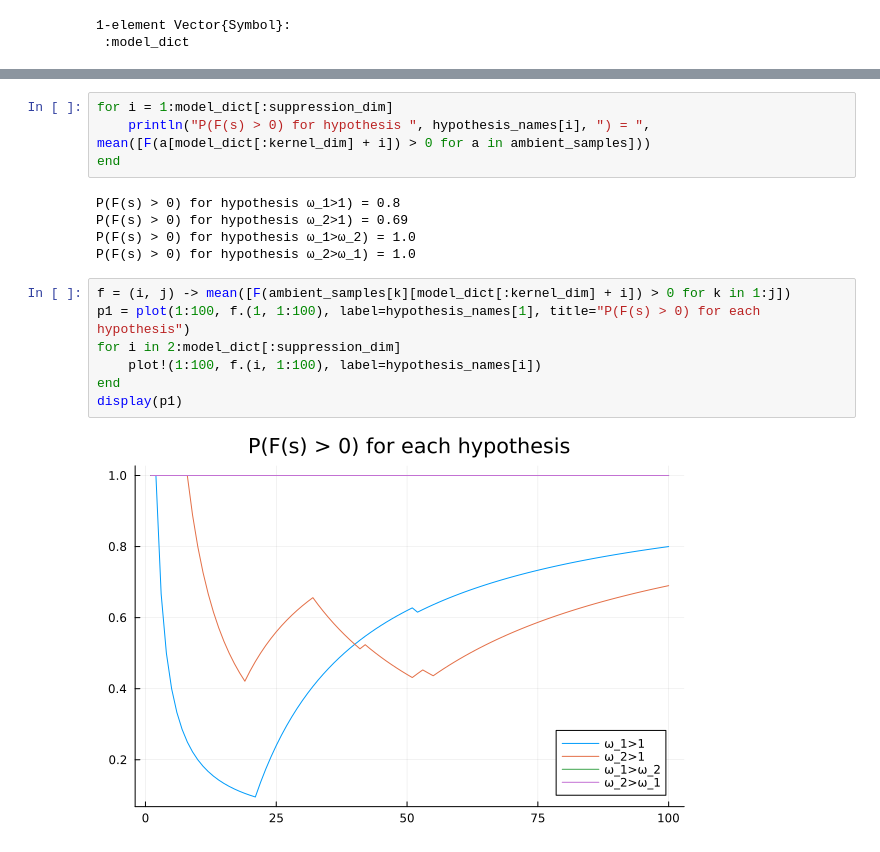
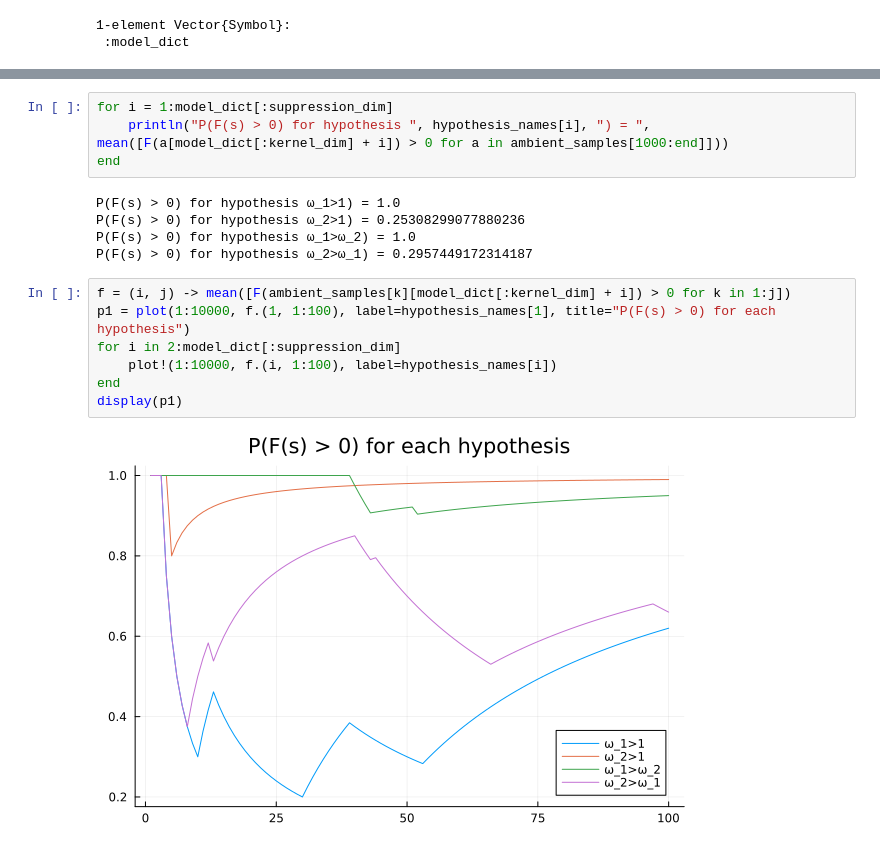
Before and after one commit to tofsi/CodonMolecularEvolution.jl, a Jupyter notebook: faffing_about/faffing_about.ipynb, the cells around one changed output, grey strips where cells are left out. Cells and saved outputs as stored; diff of their text form.

```diff
--- a/faffing_about/faffing_about.ipynb
+++ b/faffing_about/faffing_about.ipynb
@@ -67,21 +92,21 @@ plot(p1, p2, p3, layout = @layout([a{0.2h}; b; c{0.2h}]), size =(800, 1.6 * 800)
 # %%
 for i = 1:model_dict[:suppression_dim]
-    println("P(F(s) > 0) for hypothesis ", hypothesis_names[i], ") = ", mean([F(a[model_dict[:kernel_dim] + i]) > 0 for a in ambient_samples]))
+    println("P(F(s) > 0) for hypothesis ", hypothesis_names[i], ") = ", mean([F(a[model_dict[:kernel_dim] + i]) > 0 for a in ambient_samples[1000:end]]))
 end
 # %% [output]
-P(F(s) > 0) for hypothesis ω_1>1) = 0.8
-P(F(s) > 0) for hypothesis ω_2>1) = 0.69
+P(F(s) > 0) for hypothesis ω_1>1) = 1.0
+P(F(s) > 0) for hypothesis ω_2>1) = 0.25308299077880236
 P(F(s) > 0) for hypothesis ω_1>ω_2) = 1.0
-P(F(s) > 0) for hypothesis ω_2>ω_1) = 1.0
+P(F(s) > 0) for hypothesis ω_2>ω_1) = 0.2957449172314187
 # %%
 f = (i, j) -> mean([F(ambient_samples[k][model_dict[:kernel_dim] + i]) > 0 for k in 1:j])
-p1 = plot(1:100, f.(1, 1:100), label=hypothesis_names[1], title="P(F(s) > 0) for each hypothesis")
+p1 = plot(1:10000, f.(1, 1:100), label=hypothesis_names[1], title="P(F(s) > 0) for each hypothesis")
 for i in 2:model_dict[:suppression_dim]
-    plot!(1:100, f.(i, 1:100), label=hypothesis_names[i])
+    plot!(1:10000, f.(i, 1:100), label=hypothesis_names[i])
 end
 display(p1)
 # %% [output]
-[figure, old version]
+[figure, new version]
 # %%
 autocorplot(chn)
 # %% [output]
```
Also changed, not shown: parts of 9 cells of this notebook, 1 other file.
